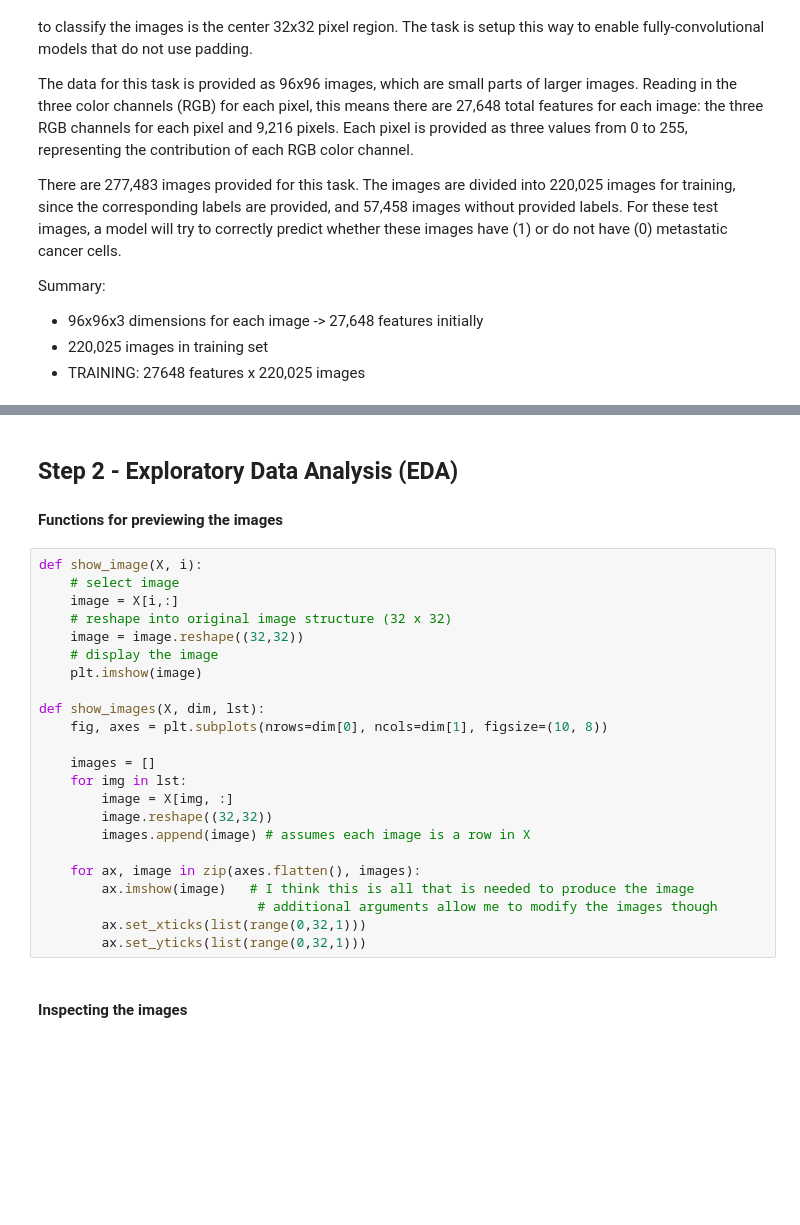
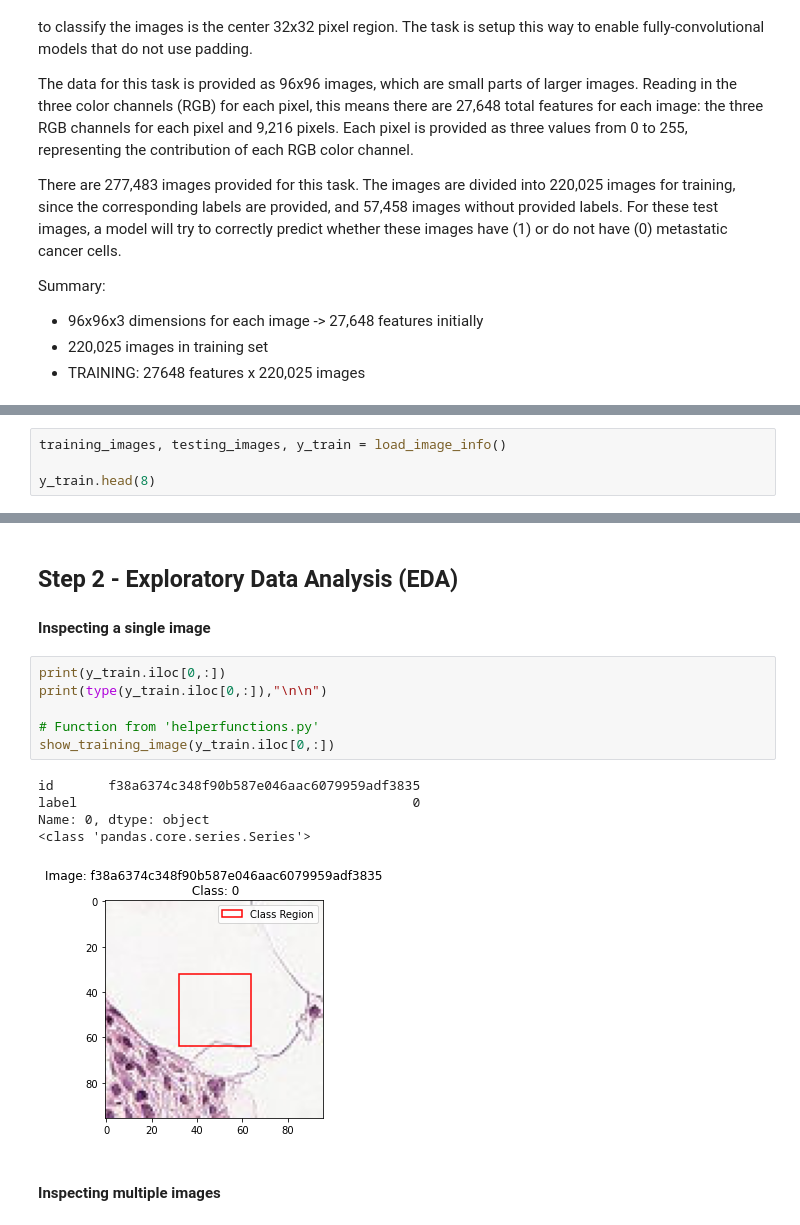
Before and after one commit to pdvnny/IntroToDL_CancerMiniProject, a Jupyter notebook: ParkerDunn-Week3-KaggleMiniProject.ipynb, the cells around one changed output, grey strips where cells are left out. Saved outputs shown, nothing was run; the diff lists cells and outputs as text; blank space fills up the shorter version.

Commit message:
Figured out how to display an image

```diff
--- a/ParkerDunn-Week3-KaggleMiniProject.ipynb
+++ b/ParkerDunn-Week3-KaggleMiniProject.ipynb
@@ -59,0 +69,4 @@ NameError: name 'np' is not defined
+# %%
+training_images, testing_images, y_train = load_image_info()
+
+y_train.head(8)
@@ -60,29 +95,18 @@ NameError: name 'np' is not defined
 # %% [markdown]
 ## Step 2 - Exploratory Data Analysis (EDA)
 
-#### Functions for previewing the images
+#### Inspecting a single image
-# %%
-def show_image(X, i):
-    # select image
-    image = X[i,:]
-    # reshape into original image structure (32 x 32)
-    image = image.reshape((32,32))
-    # display the image
-    plt.imshow(image)
-
-def show_images(X, dim, lst):
-    fig, axes = plt.subplots(nrows=dim[0], ncols=dim[1], figsize=(10, 8))
-
-    images = []
-    for img in lst:
-        image = X[img, :]
-        image.reshape((32,32))
-        images.append(image) # assumes each image is a row in X
-
-    for ax, image in zip(axes.flatten(), images):
-        ax.imshow(image)   # I think this is all that is needed to produce the image
-                            # additional arguments allow me to modify the images though
-        ax.set_xticks(list(range(0,32,1)))
-        ax.set_yticks(list(range(0,32,1)))
+# %%
+print(y_train.iloc[0,:])
+print(type(y_train.iloc[0,:]),"\n\n")
+
+# Function from 'helperfunctions.py'
+show_training_image(y_train.iloc[0,:])
+# %% [output]
+id       f38a6374c348f90b587e046aac6079959adf3835
+label                                           0
+Name: 0, dtype: object
+<class 'pandas.core.series.Series'>
+[figure, added]
 # %% [markdown]
-#### Inspecting the images
+#### Inspecting multiple images
```
Also changed, not shown: parts of 9 cells of this notebook, 2 other files.
